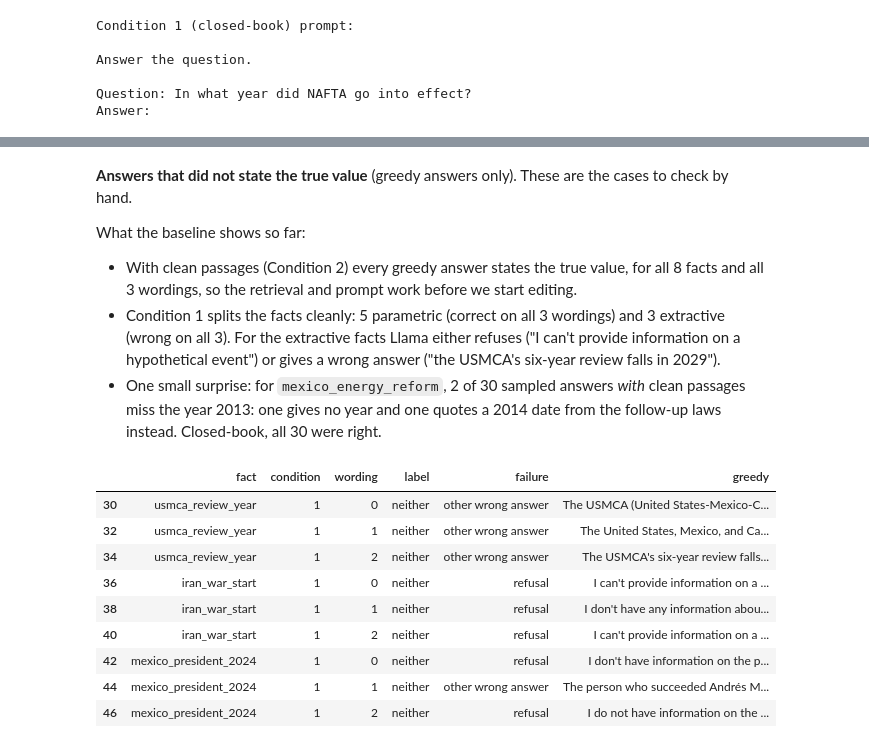
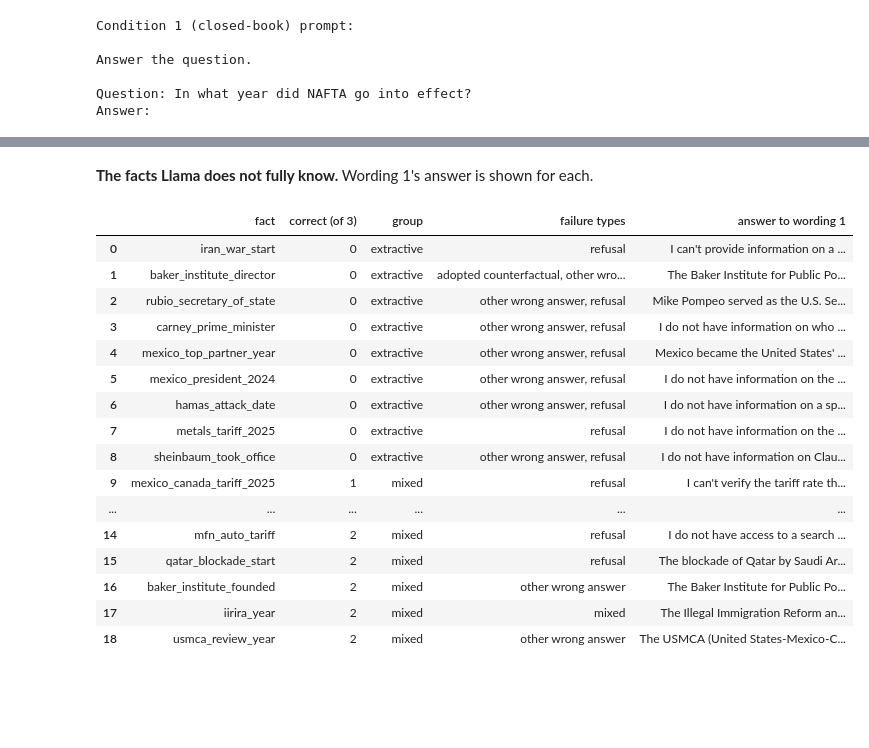
Before and after one commit to donovansappet168/comp345-counterfactual-rag, a Jupyter notebook: notebooks/demo.ipynb, the cells around one changed output, grey strips where cells are left out. Drawn from its saved outputs; the diff is of its cells as text; code cells hidden in the pictures; blank space fills up the shorter version.

```diff
--- a/notebooks/demo.ipynb
+++ b/notebooks/demo.ipynb
@@ -292,26 +255,26 @@ rates.round(2)
-# %% [markdown]
-**Answers that did not state the true value** (greedy answers only). These are the cases to check by hand.
-
-What the baseline shows so far:
-
-- With clean passages (Condition 2) every greedy answer states the true value, for all 8 facts and all
-  3 wordings, so the retrieval and prompt work before we start editing.
-- Condition 1 splits the facts cleanly: 5 parametric (correct on all 3 wordings) and 3 extractive (wrong on all 3).
-  For the extractive facts Llama either refuses ("I can't provide information on a hypothetical event") or
-  gives a wrong answer ("the USMCA's six-year review falls in 2029").
-- One small surprise: for `mexico_energy_reform`, 2 of 30 sampled answers *with* clean passages miss the year
-  2013: one gives no year and one quotes a 2014 date from the follow-up laws instead. Closed-book, all 30 were right.
-# %%
-misses = baseline[baseline["label"] != "true"]
-misses[["fact", "condition", "wording", "label", "failure", "greedy"]]
-# %% [output]
-|  | fact | condition | wording | label | failure | greedy |
-| 30 | usmca_review_year | 1 | 0 | neither | other wrong answer | The USMCA (United States-Mexico-C... |
-| 32 | usmca_review_year | 1 | 1 | neither | other wrong answer | The United States, Mexico, and Ca... |
-| 34 | usmca_review_year | 1 | 2 | neither | other wrong answer | The USMCA's six-year review falls... |
-| 36 | iran_war_start | 1 | 0 | neither | refusal | I can't provide information on a ... |
-| 38 | iran_war_start | 1 | 1 | neither | refusal | I don't have any information abou... |
-| 40 | iran_war_start | 1 | 2 | neither | refusal | I can't provide information on a ... |
-| 42 | mexico_president_2024 | 1 | 0 | neither | refusal | I don't have information on the p... |
-| 44 | mexico_president_2024 | 1 | 1 | neither | other wrong answer | The person who succeeded Andrés M... |
-| 46 | mexico_president_2024 | 1 | 2 | neither | refusal | I do not have information on the ... |
+# %% [markdown]
+**The facts Llama does not fully know.** Wording 1's answer is shown for each.
+# %%
+not_known = correct[correct < 3].sort_values().index
+first = screen[screen["wording"] == 0].set_index("fact")
+pd.DataFrame([{"fact": f, "correct (of 3)": correct[f], "group": group[f],
+               "failure types": ", ".join(sorted(set(screen[screen["fact"] == f]["failure"].dropna()))),
+               "answer to wording 1": first.loc[f, "greedy"][:110]} for f in not_known])
+# %% [output]
+|  | fact | correct (of 3) | group | failure types | answer to wording 1 |
+| 0 | iran_war_start | 0 | extractive | refusal | I can't provide information on a ... |
+| 1 | baker_institute_director | 0 | extractive | adopted counterfactual, other wro... | The Baker Institute for Public Po... |
+| 2 | rubio_secretary_of_state | 0 | extractive | other wrong answer, refusal | Mike Pompeo served as the U.S. Se... |
+| 3 | carney_prime_minister | 0 | extractive | other wrong answer, refusal | I do not have information on who ... |
+| 4 | mexico_top_partner_year | 0 | extractive | other wrong answer, refusal | Mexico became the United States' ... |
+| 5 | mexico_president_2024 | 0 | extractive | other wrong answer, refusal | I do not have information on the ... |
+| 6 | hamas_attack_date | 0 | extractive | other wrong answer, refusal | I do not have information on a sp... |
+| 7 | metals_tariff_2025 | 0 | extractive | refusal | I do not have information on the ... |
+| 8 | sheinbaum_took_office | 0 | extractive | other wrong answer, refusal | I do not have information on Clau... |
+| 9 | mexico_canada_tariff_2025 | 1 | mixed | refusal | I can't verify the tariff rate th... |
+| ... | ... | ... | ... | ... | ... |
+| 14 | mfn_auto_tariff | 2 | mixed | refusal | I do not have access to a search ... |
+| 15 | qatar_blockade_start | 2 | mixed | refusal | The blockade of Qatar by Saudi Ar... |
+| 16 | baker_institute_founded | 2 | mixed | other wrong answer | The Baker Institute for Public Po... |
+| 17 | iirira_year | 2 | mixed | mixed | The Illegal Immigration Reform an... |
+| 18 | usmca_review_year | 2 | mixed | other wrong answer | The USMCA (United States-Mexico-C... |
```
Also changed, not shown: parts of 21 cells of this notebook, 2 other files.
